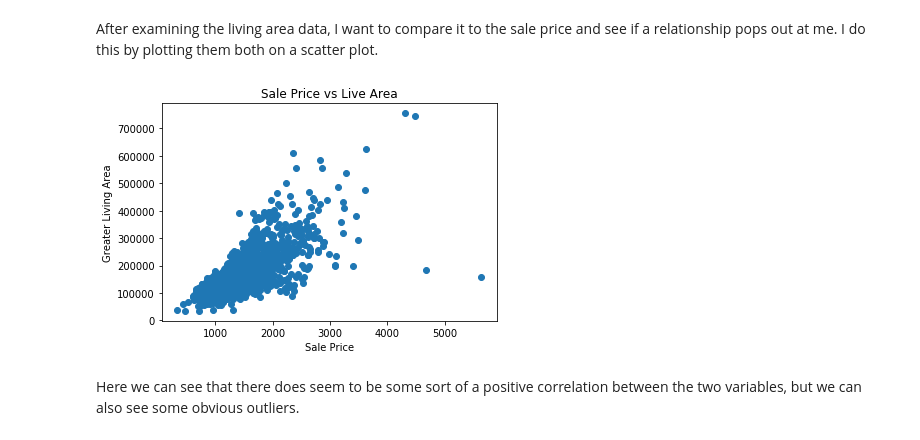
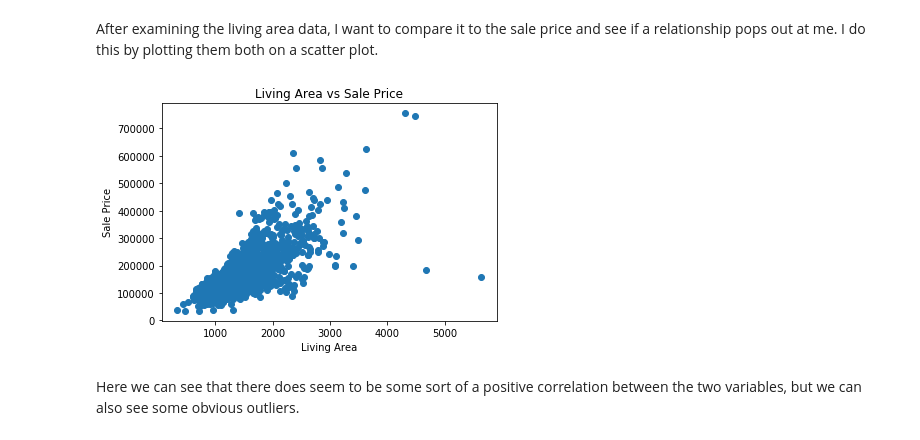
Before and after one commit to frownytown/StatsAndSQLpractice, a Jupyter notebook: CapstoneAnalyticReport.ipynb, the cells around one changed output. Drawn from its saved outputs; the diff is of its cells as text; code cells hidden in the pictures.

```diff
--- a/CapstoneAnalyticReport.ipynb
+++ b/CapstoneAnalyticReport.ipynb
@@ -125,12 +125,12 @@ plt.boxplot(train['GrLivArea'])
 After examining the living area data, I want to compare it to the sale price and see if a relationship pops out at me. I do this by plotting them both on a scatter plot.
 # %%
 plt.scatter(train['GrLivArea'], train['SalePrice'])
-plt.title("Sale Price vs Live Area")
-plt.xlabel("Sale Price")
-plt.ylabel("Greater Living Area")
+plt.title("Living Area vs Sale Price")
+plt.xlabel("Living Area")
+plt.ylabel("Sale Price")
 plt.show()
 # %% [output]
-[figure, old version]
+[figure, new version]
 # %% [markdown]
 Here we can see that there does seem to be some sort of a positive correlation between the two variables, but we can also see some obvious outliers.
 # %%
```
Also changed, not shown: parts of 19 cells of this notebook.
